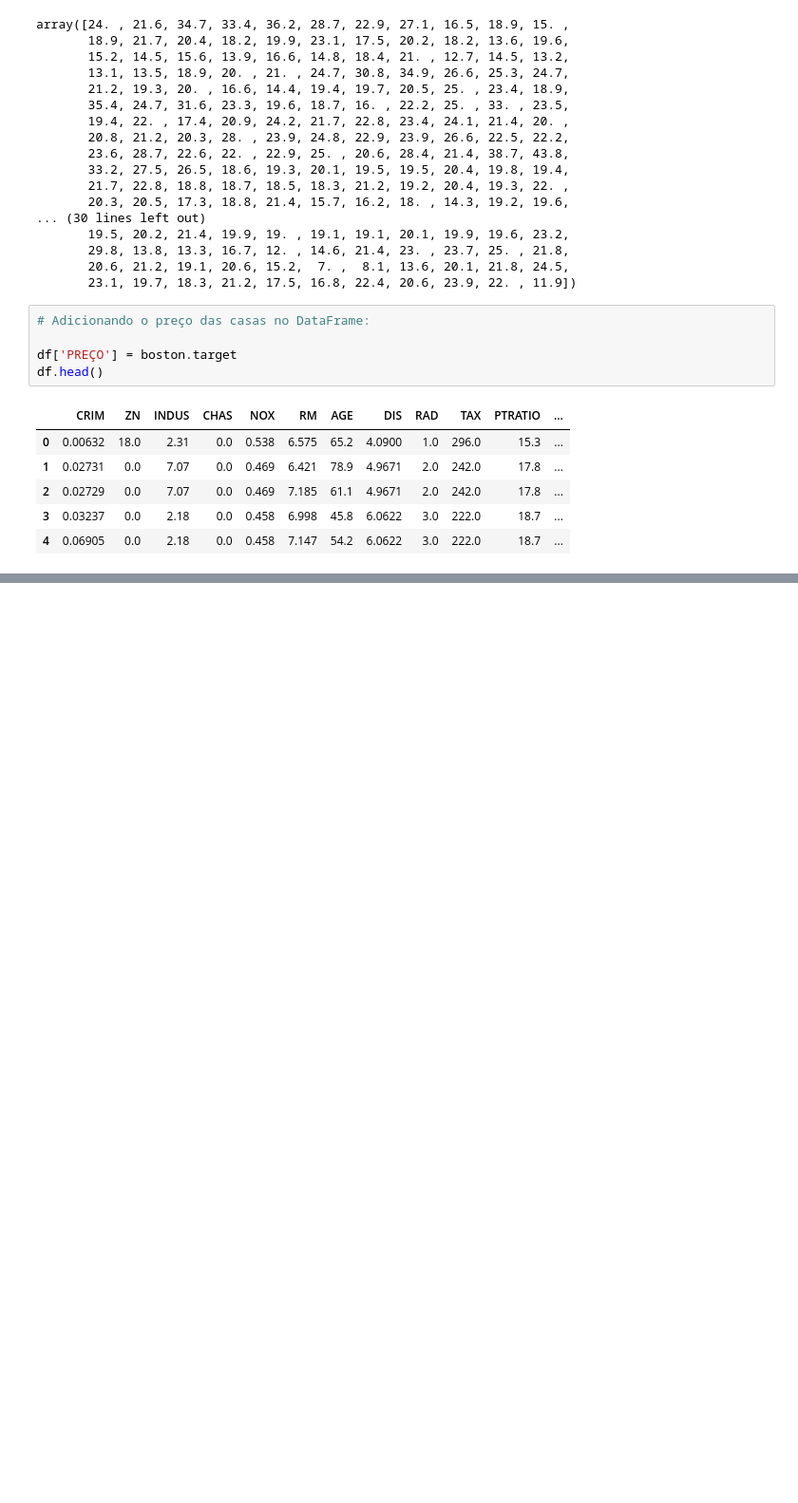
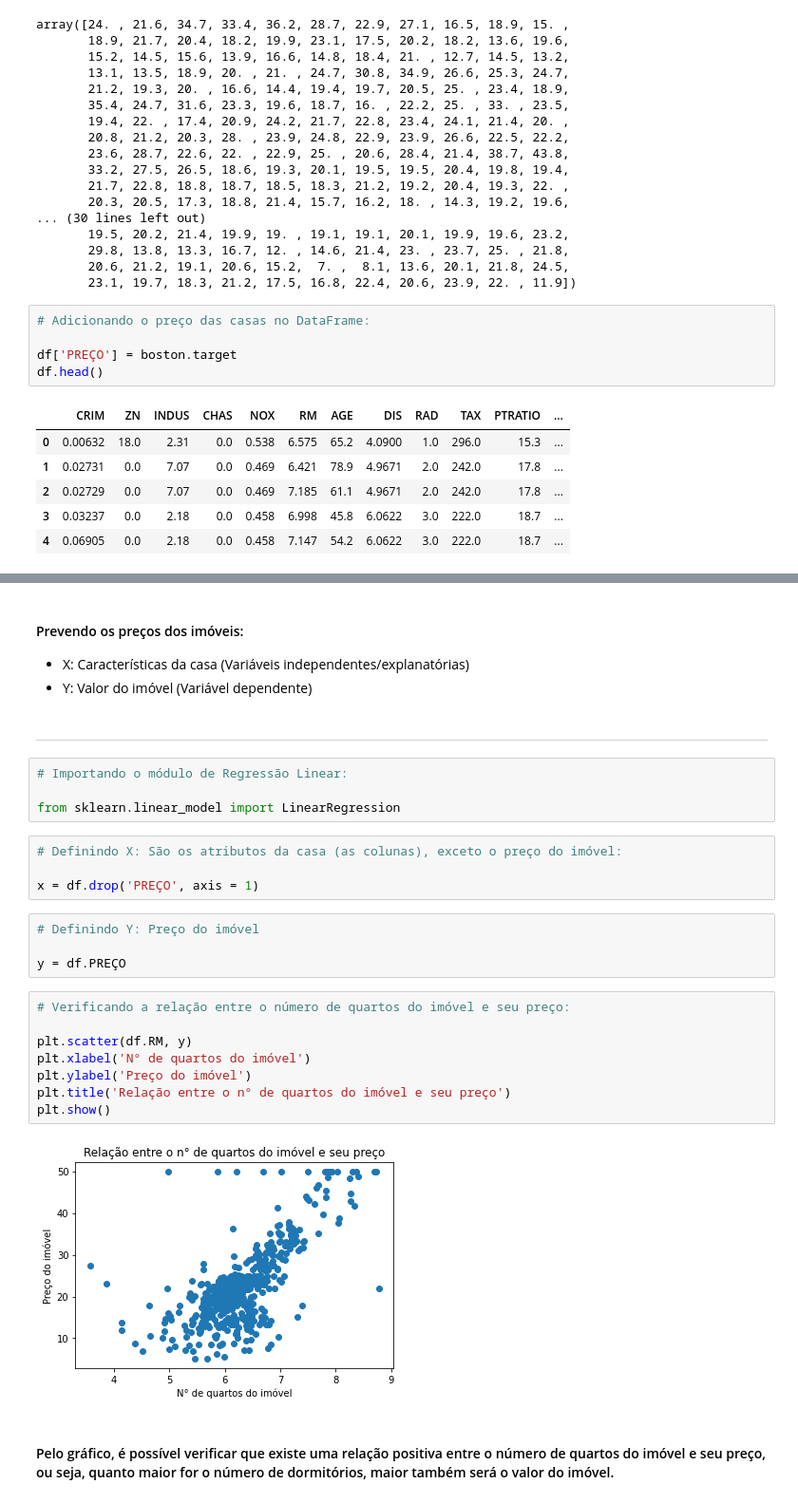
Before and after one commit to silsantos/Python_Practice, a Jupyter notebook: Machine_Learning/2.previsao_precos_casas.ipynb, the cells around one changed output, grey strips where cells are left out. Shown: that part at 95% size. Drawn from its saved outputs; the diff is of its cells as text; blank space fills up the shorter version.

Commit message:
Análise da relação entre número de quartos e valor do imóvel

```diff
--- a/Machine_Learning/2.previsao_precos_casas.ipynb
+++ b/Machine_Learning/2.previsao_precos_casas.ipynb
@@ -102,0 +105,31 @@ df.head()
+# %% [markdown]
+#### Prevendo os preços dos imóveis:
+
+* X: Características da casa (Variáveis independentes/explanatórias)
+* Y: Valor do imóvel (Variável dependente)
+# %% [markdown]
+-----------------------------------------------------------------------------------------------------------------------------
+# %%
+# Importando o módulo de Regressão Linear:
+
+from sklearn.linear_model import LinearRegression
+# %%
+# Definindo X: São os atributos da casa (as colunas), exceto o preço do imóvel:
+
+x = df.drop('PREÇO', axis = 1)
+# %%
+# Definindo Y: Preço do imóvel
+
+y = df.PREÇO
+# %%
+# Verificando a relação entre o número de quartos do imóvel e seu preço:
+
+plt.scatter(df.RM, y)
+plt.xlabel('N° de quartos do imóvel')
+plt.ylabel('Preço do imóvel')
+plt.title('Relação entre o n° de quartos do imóvel e seu preço')
+plt.show()
+# %% [output]
+[figure, added]
+# %% [markdown]
+#### Pelo gráfico, é possível verificar que existe uma relação positiva entre o número de quartos do imóvel e seu preço, ou seja, quanto maior for o número de dormitórios, maior também será o valor do imóvel.
```
Also changed, not shown: parts of 2 cells of this notebook.
